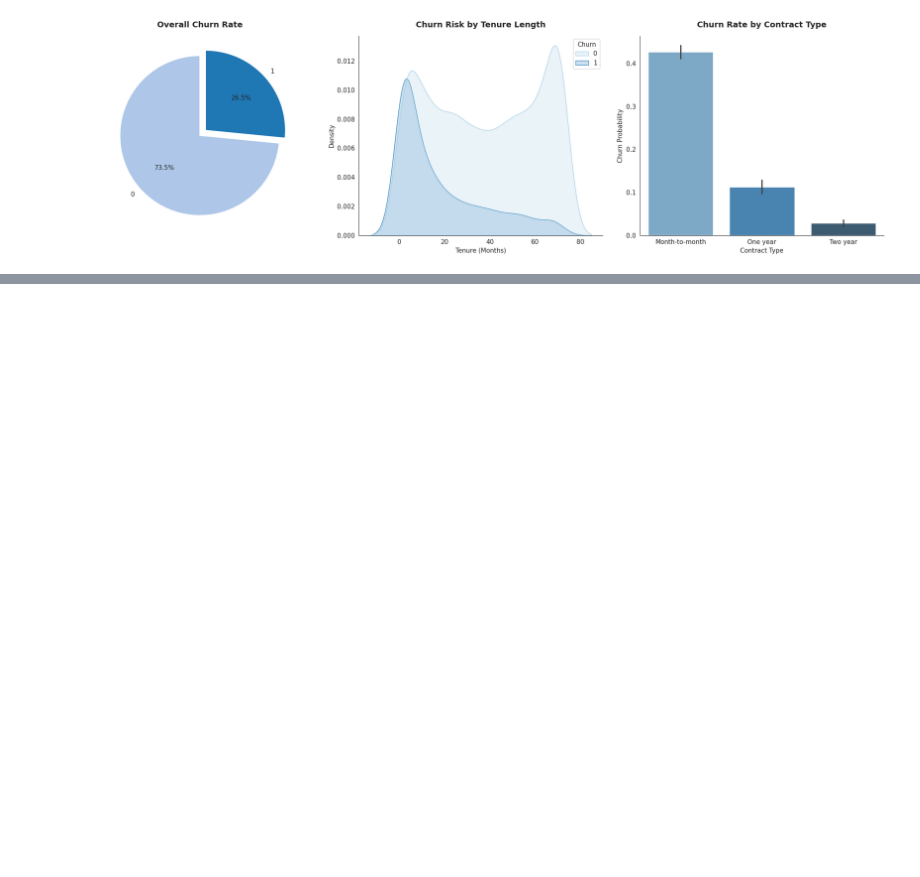
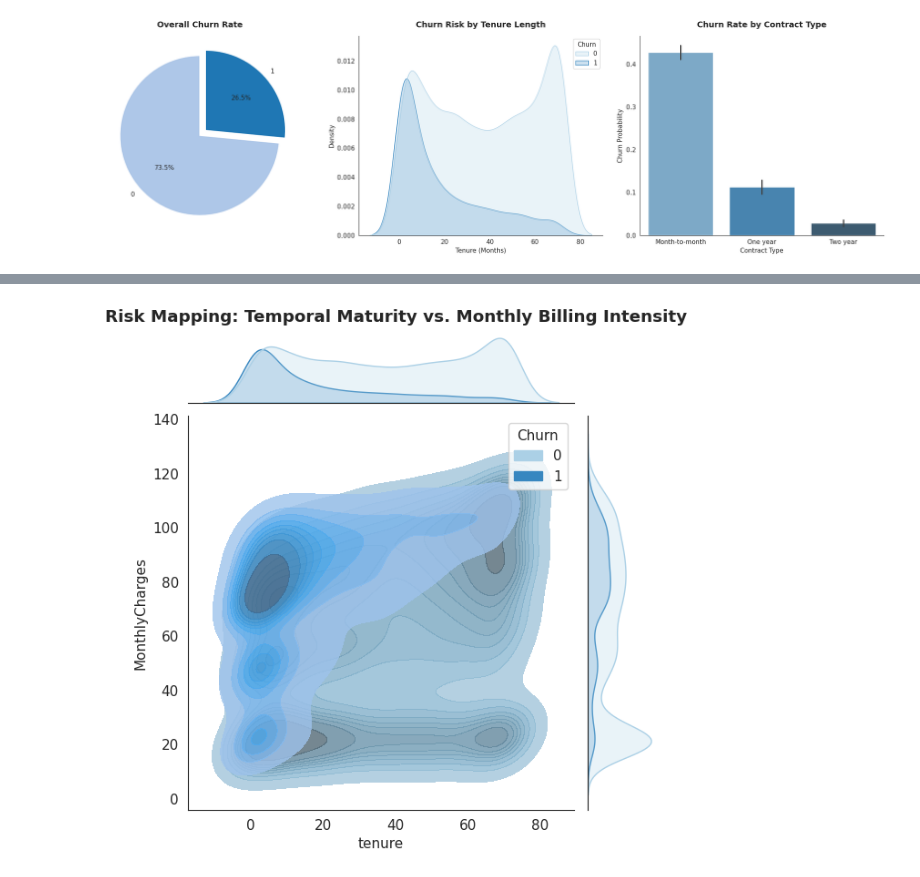
Before and after one commit to nevetsagetro/churn-telco--ds, a Jupyter notebook: notebooks/01_eda_and_cleaning.ipynb, the cells around one changed output, grey strips where cells are left out. Cells and saved outputs as stored; diff of their text form; code cells hidden in the pictures; blank space fills up the shorter version.

Commit message:
Finish the eda and export the dataset cleaned.

```diff
--- a/notebooks/01_eda_and_cleaning.ipynb
+++ b/notebooks/01_eda_and_cleaning.ipynb
@@ -146,0 +263,32 @@ plot_global_churn_overview(df)
+# %%
+# --- SECTION 5: BIVARIATE DENSITY ANALYSIS (JOINTPLOT) ---
+
+# STRATEGIC INTENT: We prioritize a Joint Distribution Plot over a standard
+# Scatter Plot to mitigate 'overplotting' in high-cardinality datasets.
+# The 'kind=kde' (Kernel Density) approach allows us to visualize 'Probability
+# Mass'—where the volume of churn is highest—rather than just individual
+# data points, which can be misleading in large-scale CRM data.
+
+sns.jointplot(
+    data=df,
+    x='tenure',
+    y='MonthlyCharges',
+    hue='Churn',
+    kind='kde',
+    palette='Blues',
+    fill=True,
+    alpha=0.8
+)
+
+# distribution histograms, ensuring the asset is ready for Executive Reporting.
+plt.suptitle('Risk Mapping: Temporal Maturity vs. Monthly Billing Intensity', y=1.02, fontweight='bold')
+plt.show()
+
+# BUSINESS INSIGHT:
+# The density plot typically reveals two distinct 'Churn Islands':
+# 1. THE EARLY-STAGE ATTRITION: High density at Tenure < 5 months with high Monthly Charges.
+# 2. THE STABILIZED COHORT: Lower density but higher total equity at Tenure > 60 months.
+    # Strategy: Focus aggressive 'Onboarding Discounts' on the first island to bridge customers
+    # to the 12-month 'Loyalty Plateau.'
+# %% [output]
+[figure, added]
```
Also changed, not shown: parts of 11 cells of this notebook.
